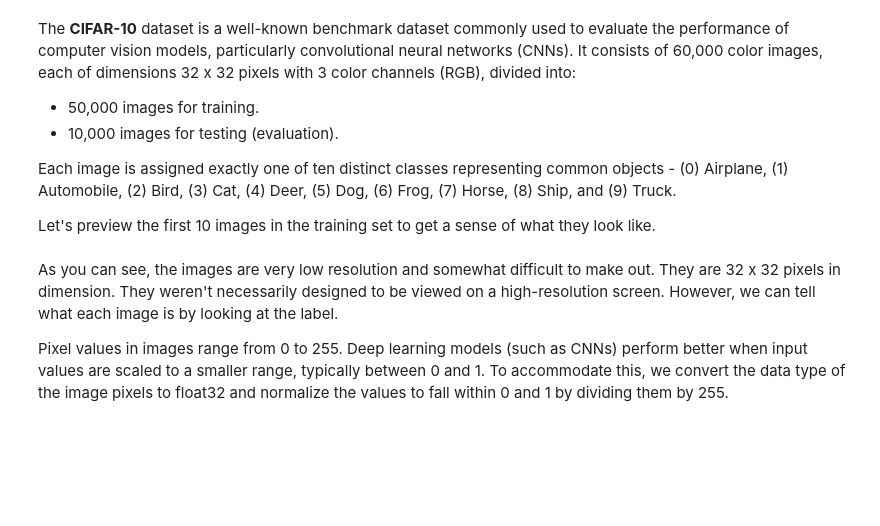
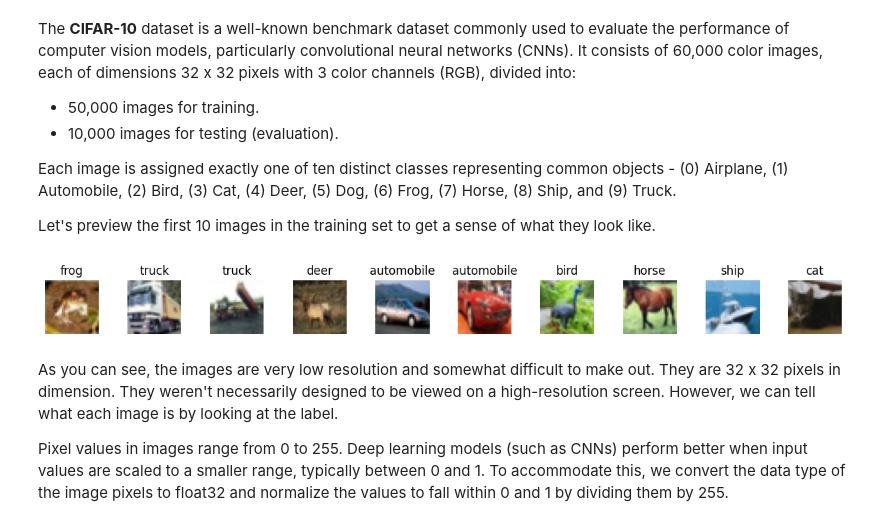
Before and after one commit to sakshigorkhali/CNN_classification, a Jupyter notebook: 03_01b.ipynb, the cells around one changed output. Drawn from its saved outputs; the diff is of its cells as text; code cells hidden in the pictures; blank space fills up the shorter version.

Commit message:
Prepare data to build CNN

```diff
--- a/03_01b.ipynb
+++ b/03_01b.ipynb
@@ -22,3 +22,10 @@ Before we begin, ensure you have:
 <div class="alert alert-success"><h2>1. Import and Preprocess the Data</h2></div>
 # %% [markdown]
 Let's start by importing the data and verifying that the shape is as expected.
+# %%
+from tensorflow import keras
+
+(train_images, train_labels), (test_images, test_labels) = keras.datasets.cifar10.load_data()
+
+print('Training data shape', train_images.shape)
+print('Testing data shape', test_images.shape)
@@ -30,6 +42,20 @@ The **CIFAR-10** dataset is a well-known benchmark dataset commonly used to eval
 Each image is assigned exactly one of ten distinct classes representing common objects - (0) Airplane, (1) Automobile, (2) Bird, (3) Cat, (4) Deer, (5) Dog, (6) Frog, (7) Horse, (8) Ship, and (9) Truck.
 
 Let's preview the first 10 images in the training set to get a sense of what they look like.
+# %%
+import matplotlib.pyplot as plt
+
+classes_name = ['airplane', 'automobile','bird', 'cat', 'deer', 'dog', 'frog', 'horse', 'ship', 'truck']
+
+fig, axes = plt.subplots(1, 10, figsize = (15, 1))
+for i, ax in enumerate(axes):
+  ax.imshow(train_images[i])
+  ax.set_title(classes_name[train_labels[i][0]])
+  ax.axis('off')
+
+plt.show()
+# %% [output]
+[figure, added]
 # %% [markdown]
 As you can see, the images are very low resolution and somewhat difficult to make out. They are 32 x 32 pixels in dimension. They weren't necessarily designed to be viewed on a high-resolution screen. However, we can tell what each image is by looking at the label.
 
```
Also changed, not shown: parts of 4 cells of this notebook.
